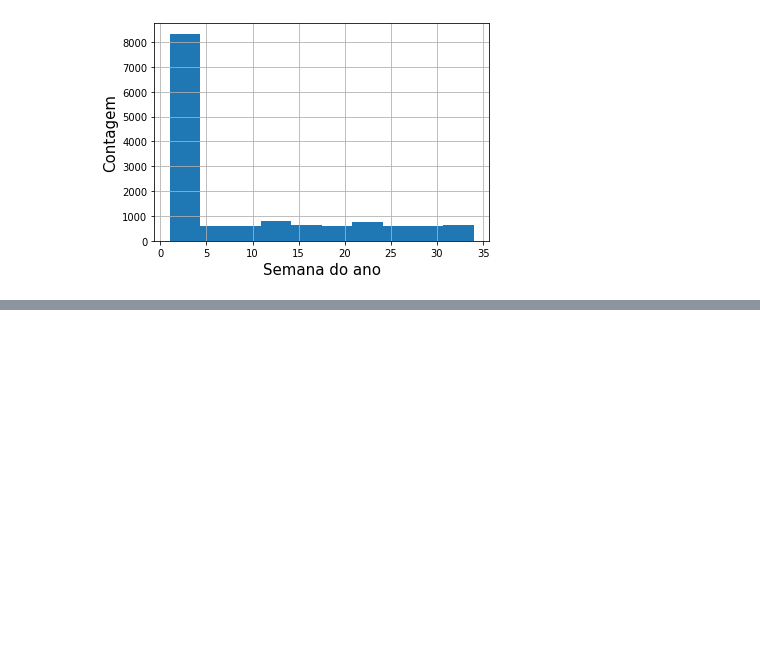
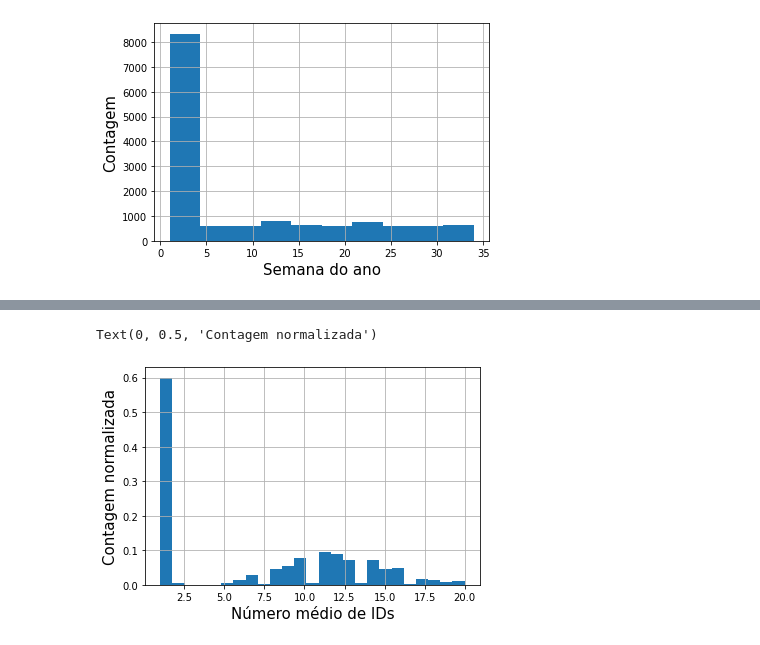
Before and after one commit to robertferro/detectando_fraude, a Jupyter notebook: 2- EDA/EDA.ipynb, the cells around one changed output, grey strips where cells are left out. Drawn from its saved outputs; the diff is of its cells as text; code cells hidden in the pictures; blank space fills up the shorter version.

```diff
--- a/2- EDA/EDA.ipynb
+++ b/2- EDA/EDA.ipynb
@@ -172,0 +210,3 @@ Text(0, 0.5, 'Contagem')
+# %%
+fraude_df['media_id'] = (fraude_df.id_por_dispositvo + fraude_df.id_por_ip ) * 0.5
+fraude_df.head()
@@ -172,0 +222,6 @@ Text(0, 0.5, 'Contagem')
+# %%
+fraude_df['cadastro'] = fraude_df['cadastro'].apply(pd.to_datetime)
+fraude_df['compra'] = fraude_df['compra'].apply(pd.to_datetime)
+
+fraude_df['tempo'] = (fraude_df.compra - fraude_df.cadastro).apply(lambda x: x.seconds)
+fraude_df.head()
@@ -172,0 +237,5 @@ Text(0, 0.5, 'Contagem')
+# %%
+pais_dummies = pd.get_dummies(fraude_df['pais'], prefix='pais')
+
+fraude_df = pd.concat([fraude_df, pais_dummies],axis=1)
+fraude_df.head()
@@ -172,0 +252,14 @@ Text(0, 0.5, 'Contagem')
+# %%
+fraude_df.drop(['id',
+                'cadastro',
+                'compra',
+                'id_dispositivo',
+                'ip',
+                'id_por_dispositvo',
+                'id_por_ip',
+                'pais',
+                'fonte',
+                'browser',
+                'genero',
+                'idade',
+                'valor'], axis=1, inplace=True)
@@ -172,0 +276,7 @@ Text(0, 0.5, 'Contagem')
+# %%
+fraude_df[fraude_df['fraude'] == 1].media_id.hist(density=True, bins=25)
+plt.xlabel('Número médio de IDs',fontsize=15)
+plt.ylabel('Contagem normalizada', fontsize=15)
+# %% [output]
+Text(0, 0.5, 'Contagem normalizada')
+[figure, added]
```
Also changed, not shown: parts of 24 cells of this notebook.
